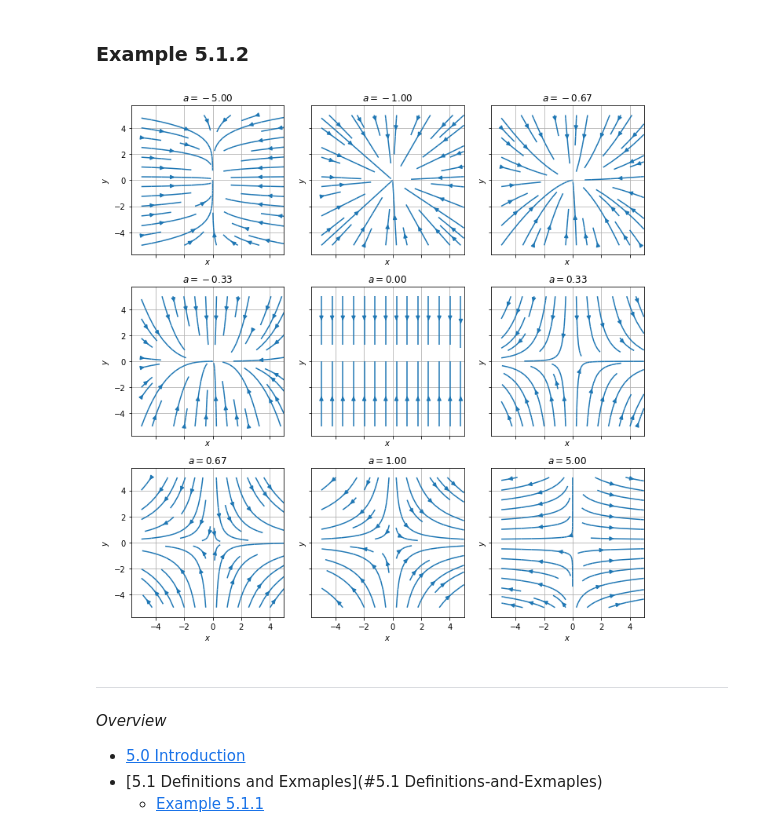
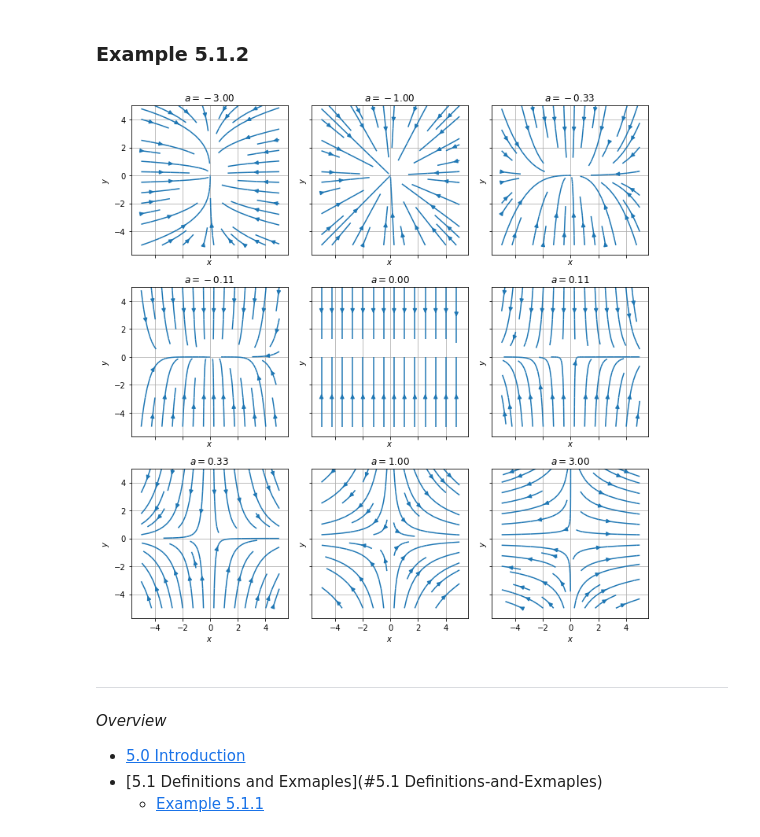
Before and after one commit to shumez/NLDC, a Jupyter notebook: c05/note.ipynb, the cells around one changed output. Saved outputs shown, nothing was run; the diff lists cells and outputs as text; code cells hidden in the pictures.

```diff
--- a/c05/note.ipynb
+++ b/c05/note.ipynb
@@ -190,33 +190,35 @@ plt.show()
 # %%
 def x_dot(x, y, a):
     x_ = a*x
     return x_
 
 def y_dot(x, y, a):
     y_ = - y
     return y_
 
 # A = np.arange(-1.5, 1, .5)
 
 # A = np.append(np.linspace(-4.5, -1.5, 3), np.linspace(-1, 0, 6), np.linspace(0.5, 3.5, 3))
 
-A = np.array([-5, -1, -2/3, -1/3, 0, 1/3, 2/3, 1, 5])
+A = np.array([-3, -1, -1/3,
+              -1/9, 0, 1/9,
+              1/3, 1, 3])
 
 x, y = np.linspace(-5, 5, 20), np.linspace(-5, 5, 20)
 x, y = np.meshgrid(x, y)
 
 fig, axes = plt.subplots(ncols=3, nrows=3, sharex=True, sharey=True, figsize=(10, 10))
 
 for ax, a in zip(axes.ravel(), A):
     ax.streamplot(x, y, x_dot(x, y, a), y_dot(x, y, a), density=.5, color=c[0])
     ax.set(xlabel=r'$x$', ylabel=r'$y$', title=(r'$a = %.2f$' % a))
     ax.grid(True)
 
 plt.tight_layout()
 plt.show()
 # print(np.shape(A))
 # %% [output]
-[figure, old version]
+[figure, new version]
 # %% [markdown]
 ---
 *Overview*
```
